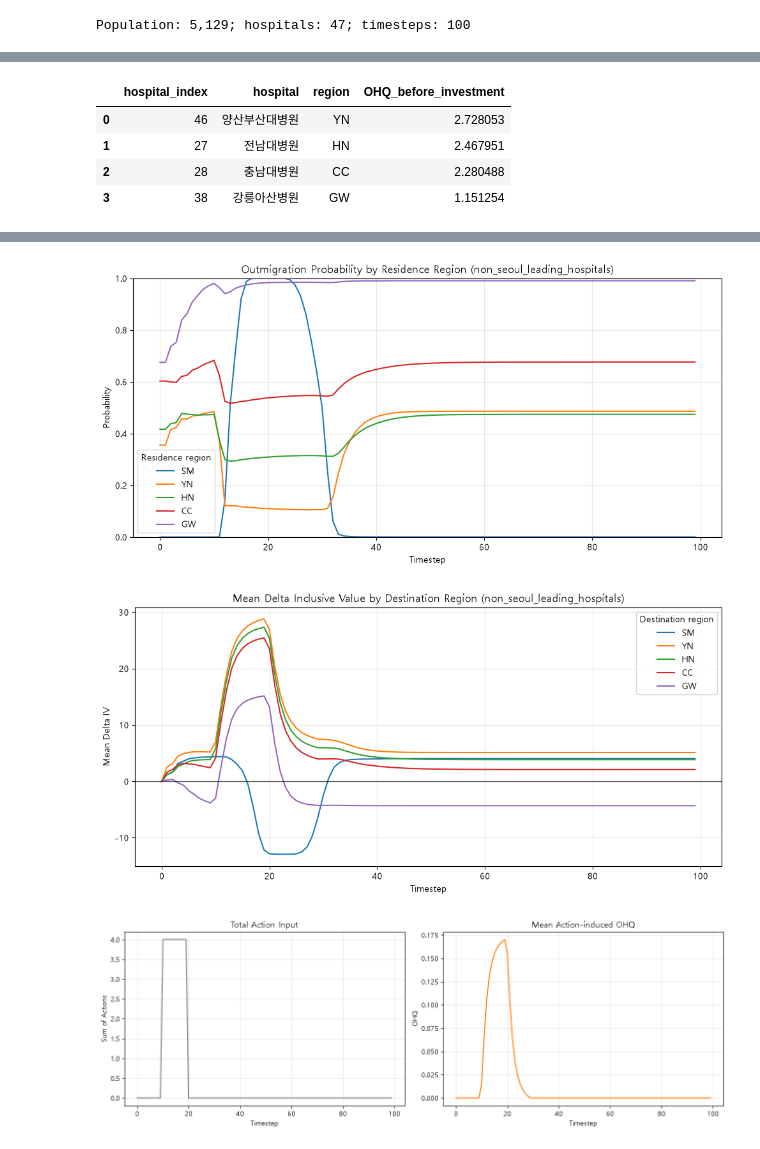
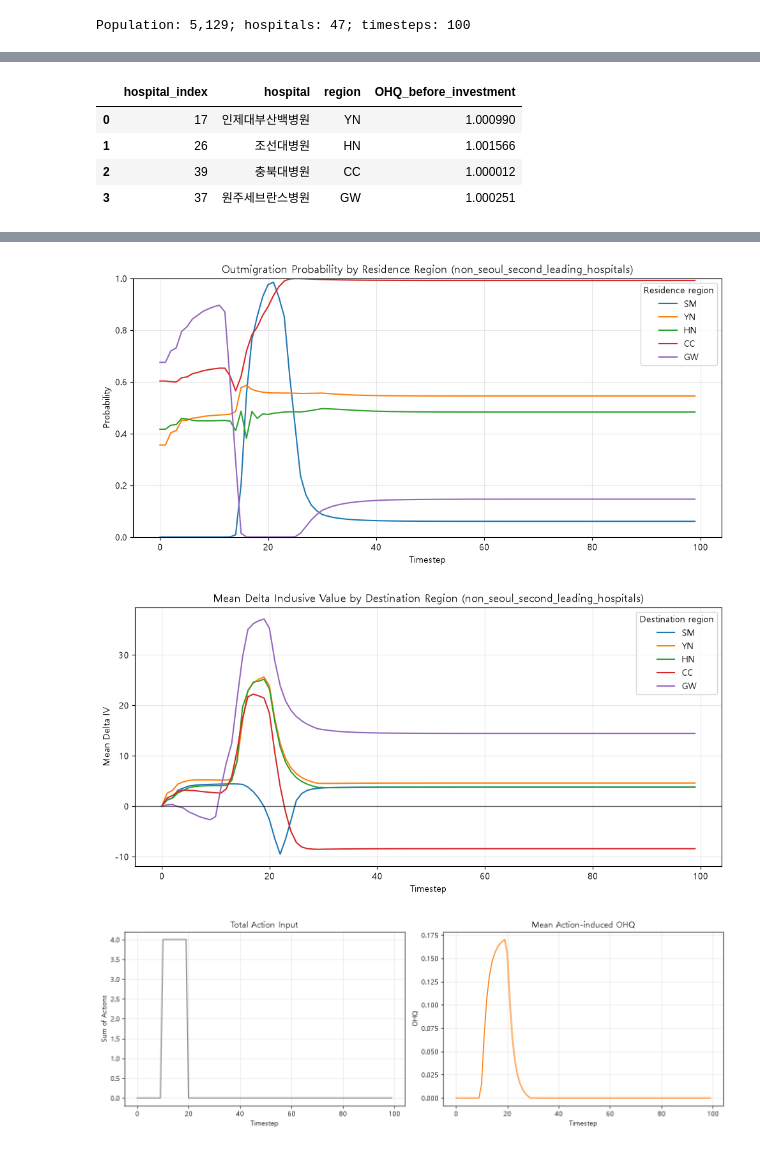
Before and after one commit to hshoon16/outmigration_gym, a Jupyter notebook: outmigration_runner.ipynb, the cells around one changed output, grey strips where cells are left out. Saved outputs shown, nothing was run; the diff lists cells and outputs as text; code cells hidden in the pictures.

```diff
--- a/outmigration_runner.ipynb
+++ b/outmigration_runner.ipynb
@@ -46,6 +46,8 @@ parameter_set.n_p = 28
 parameter_set.cancer_duration = 10
 # 2026-11-16: this branch uses no PRQ in actual patient choice; PRQ remains virtual-history input only.
 parameter_set.patient_choice_model = 'with_prq'
+if parameter_set.patient_choice_model == 'no_prq':
+    parameter_set.beta_d = 20.30
 parameter_set.dict_parameter_initial_PRQ = {'SM': 2.90, 'YN': 2.56, 'HN': 2.31, 'CC': 2.07, 'GW': 2.31}
 parameter_set.beta_PRQ = 10.62
 parameter_set.beta_OHQ = 10.62
@@ -226,8 +205,9 @@ ACTION_SEED = 42
 INVESTMENT_START_DT = 10
 INVESTMENT_DURATION = 10
 INVESTMENT_END_DT = min(INVESTMENT_START_DT + INVESTMENT_DURATION, ACTION_MAX_DT)
-SELECTED_SCENARIO = 'non_seoul_leading_hospitals'
-# all_hospitals, regional_leading_hospitals, non_seoul_leading_hospitals, regional_second_leading_hospitals, low_quality_hospitals
+# 2026-11-20: invest in the second-highest-OHQ hospital of each non-SM region only.
+SELECTED_SCENARIO = 'non_seoul_second_leading_hospitals'
+# all_hospitals, regional_leading_hospitals, non_seoul_leading_hospitals, regional_second_leading_hospitals, non_seoul_second_leading_hospitals, low_quality_hospitals
 # INVESTMENT_START_DT = 50
 # INVESTMENT_START_DT = 90
 
@@ -257,6 +237,8 @@ def build_action_schedule(scenario_name, start_dt=INVESTMENT_START_DT, end_dt=IN
     elif scenario_name == 'regional_leading_hospitals': targets = select_regional_rank(1, ohq_before_investment)
     elif scenario_name == 'non_seoul_leading_hospitals': targets = select_regional_rank(1, ohq_before_investment, ['YN','HN','CC','GW'])
     elif scenario_name == 'regional_second_leading_hospitals': targets = select_regional_rank(2, ohq_before_investment)
+    # 2026-11-20: exclude SM while selecting each remaining region's second-highest pre-investment OHQ hospital.
+    elif scenario_name == 'non_seoul_second_leading_hospitals': targets = select_regional_rank(2, ohq_before_investment, ['YN','HN','CC','GW'])
     elif scenario_name == 'low_quality_hospitals':
         targets = np.concatenate([
             hospital_idx[
@@ -280,7 +262,7 @@ action_results = summarize_simulation(action_sim)
 plot_simulation_results(action_sim, action_results, f'({SELECTED_SCENARIO})')
 # %% [output]
 |  | hospital_index | hospital | region | OHQ_before_investment |
-| 0 | 46 | 양산부산대병원 | YN | 2.728053 |
-| 1 | 27 | 전남대병원 | HN | 2.467951 |
-| 2 | 28 | 충남대병원 | CC | 2.280488 |
-| 3 | 38 | 강릉아산병원 | GW | 1.151254 |
+| 0 | 17 | 인제대부산백병원 | YN | 1.000990 |
+| 1 | 26 | 조선대병원 | HN | 1.001566 |
+| 2 | 39 | 충북대병원 | CC | 1.000012 |
+| 3 | 37 | 원주세브란스병원 | GW | 1.000251 |
@@ -293,3 +275,3 @@ plot_simulation_results(action_sim, action_results, f'({SELECTED_SCENARIO})')
-[figure, old version]
+[figure, new version]
-[figure, old version]
+[figure, new version]
 [figure]
```
Also changed, not shown: parts of 4 cells of this notebook, 1 other file.
